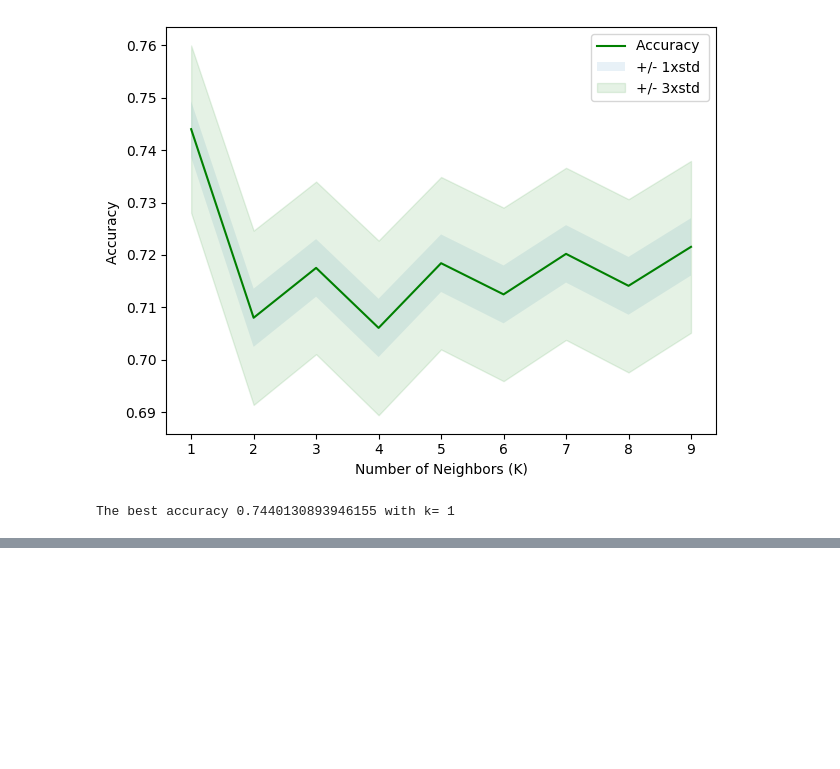
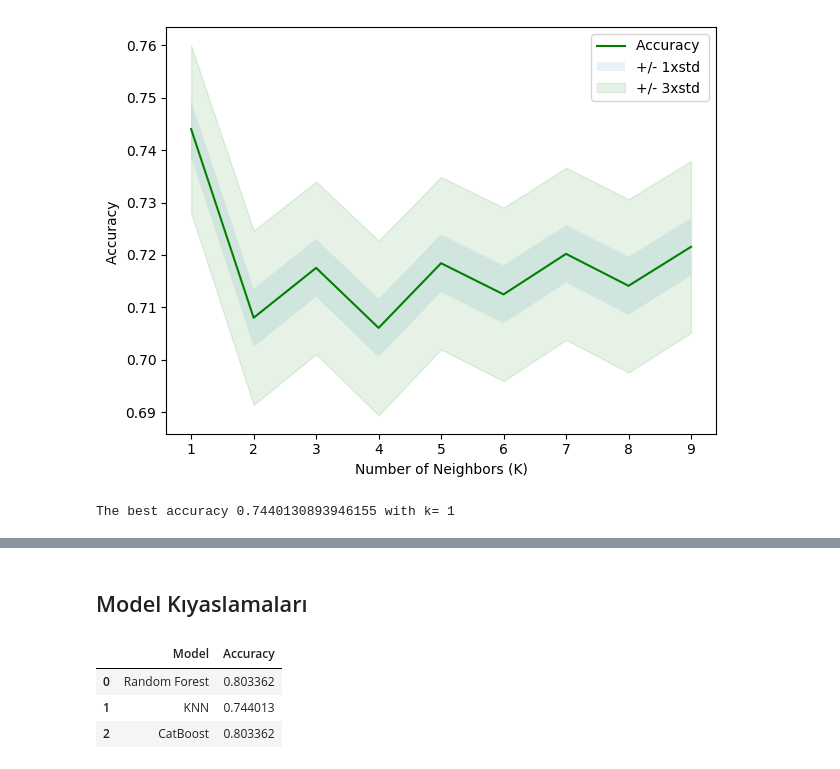
Before and after one commit to zekiye-kart/FinalProjectDS, a Jupyter notebook: final-project_smoker.ipynb, the cells around one changed output, grey strips where cells are left out. Drawn from its saved outputs; the diff is of its cells as text; code cells hidden in the pictures; blank space fills up the shorter version.

```diff
--- a/final-project_smoker.ipynb
+++ b/final-project_smoker.ipynb
@@ -747,0 +841,2 @@ The best accuracy 0.7440130893946155 with k= 1
+# %% [markdown]
+## Model Kıyaslamaları
@@ -747,0 +846,13 @@ The best accuracy 0.7440130893946155 with k= 1
+# %%
+# Tabloya Dönüştürme
+accuracy_df = pd.DataFrame({
+    'Model': ['Random Forest', 'KNN', 'CatBoost'],
+    'Accuracy': [rf_accuracy, knn_accuracy, accuracy_catboost]
+})
+# %%
+accuracy_df
+# %% [output]
+|  | Model | Accuracy |
+| 0 | Random Forest | 0.803362 |
+| 1 | KNN | 0.744013 |
+| 2 | CatBoost | 0.803362 |
```
Also changed, not shown: parts of 19 cells of this notebook, 7 other files.
